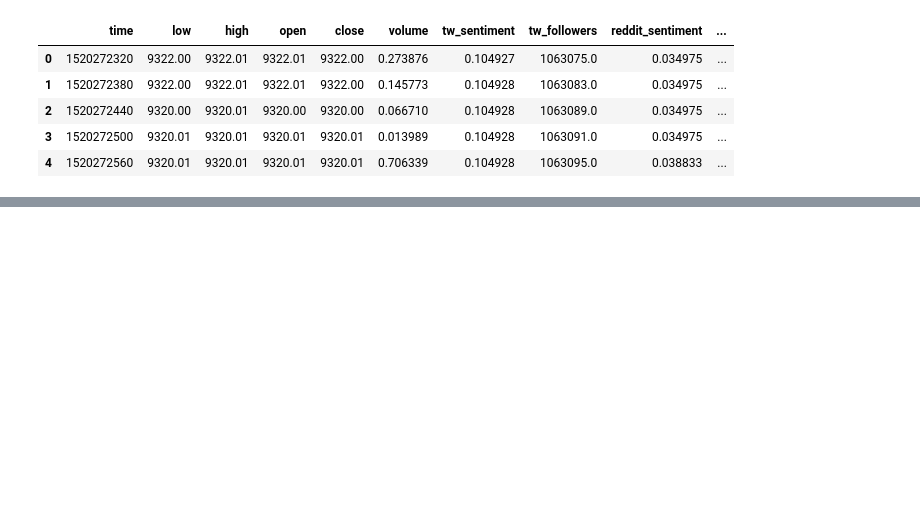
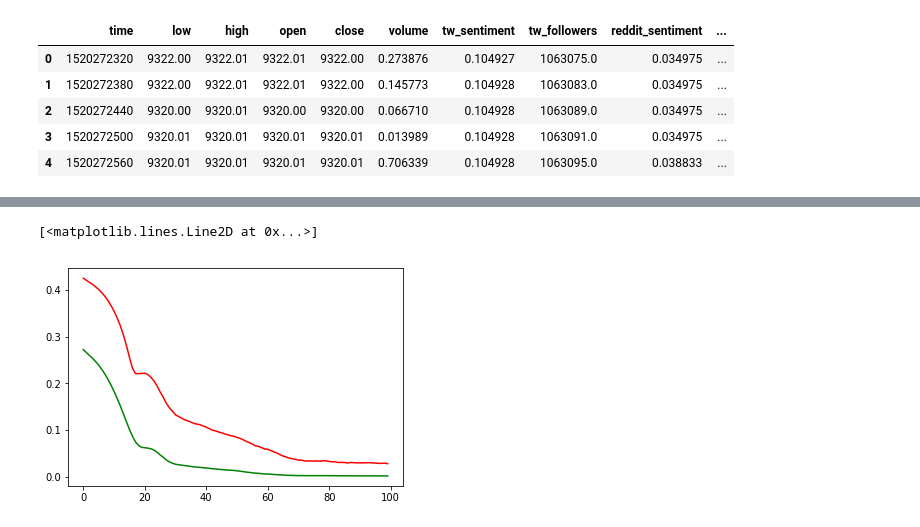
Before and after one commit to scristofari/bitcoin-challenge, a Jupyter notebook: BitCoin Challenge.ipynb, the cells around one changed output, grey strips where cells are left out. Saved outputs shown, nothing was run; the diff lists cells and outputs as text; code cells hidden in the pictures; blank space fills up the shorter version.

```diff
--- a/BitCoin Challenge.ipynb
+++ b/BitCoin Challenge.ipynb
@@ -71,5 +72,5 @@ array([[<matplotlib.axes._subplots.AxesSubplot object at 0x...>,
 # %%
 X_train, X_test, y_train, y_test, scaler_x, scaler_y = engine.prepare(df)
 # %%
-model, history = engine.train(X_train, X_test, y_train, y_test)
+model, history = engine.train('BTC-EUR', X_train, X_test, y_train, y_test)
 # %% [output]
@@ -77,6 +95,9 @@ TypeError: train() missing 1 required positional argument: 'y_test'
 # %%
 plt.plot(history.history['mean_absolute_error'], 'r')
-plt.plot(history.history['mean_squared_error']), 'g'
+plt.plot(history.history['mean_squared_error'], 'g')
+# %% [output]
+[<matplotlib.lines.Line2D at 0x...>]
+[figure, added]
 # %%
 import numpy as np
 
```
Also changed, not shown: parts of 10 cells of this notebook, 5 other files.
